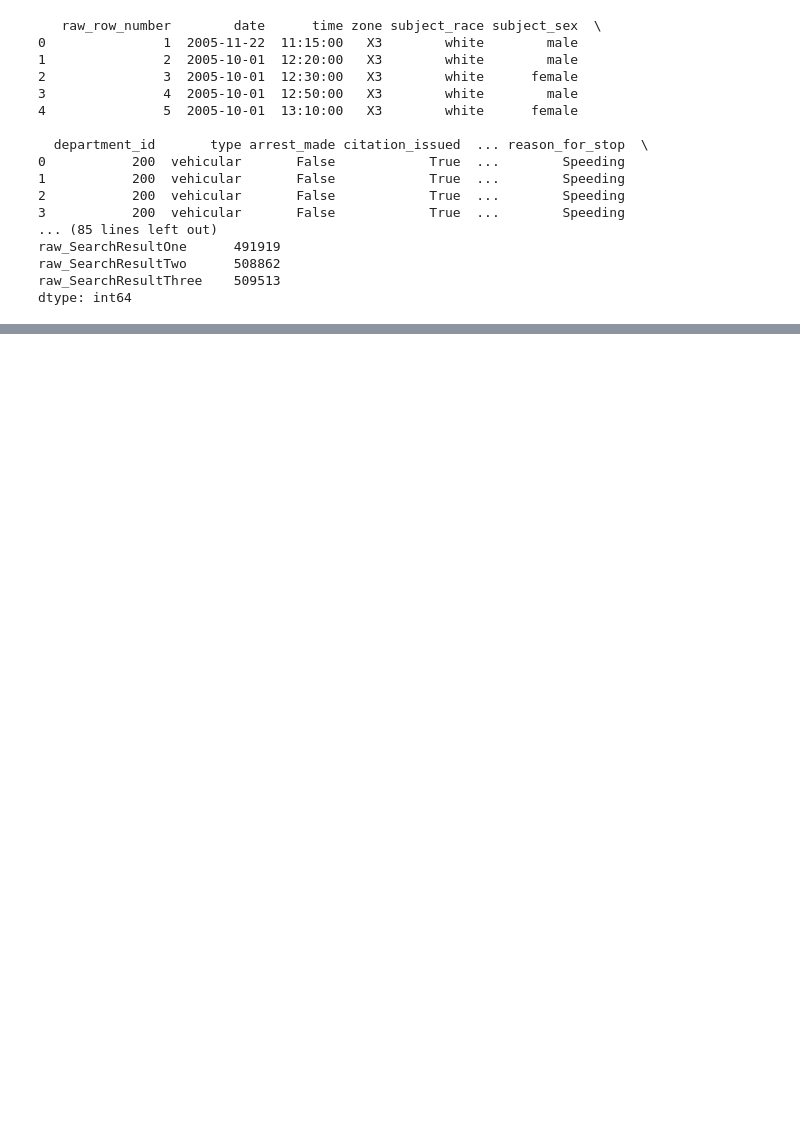
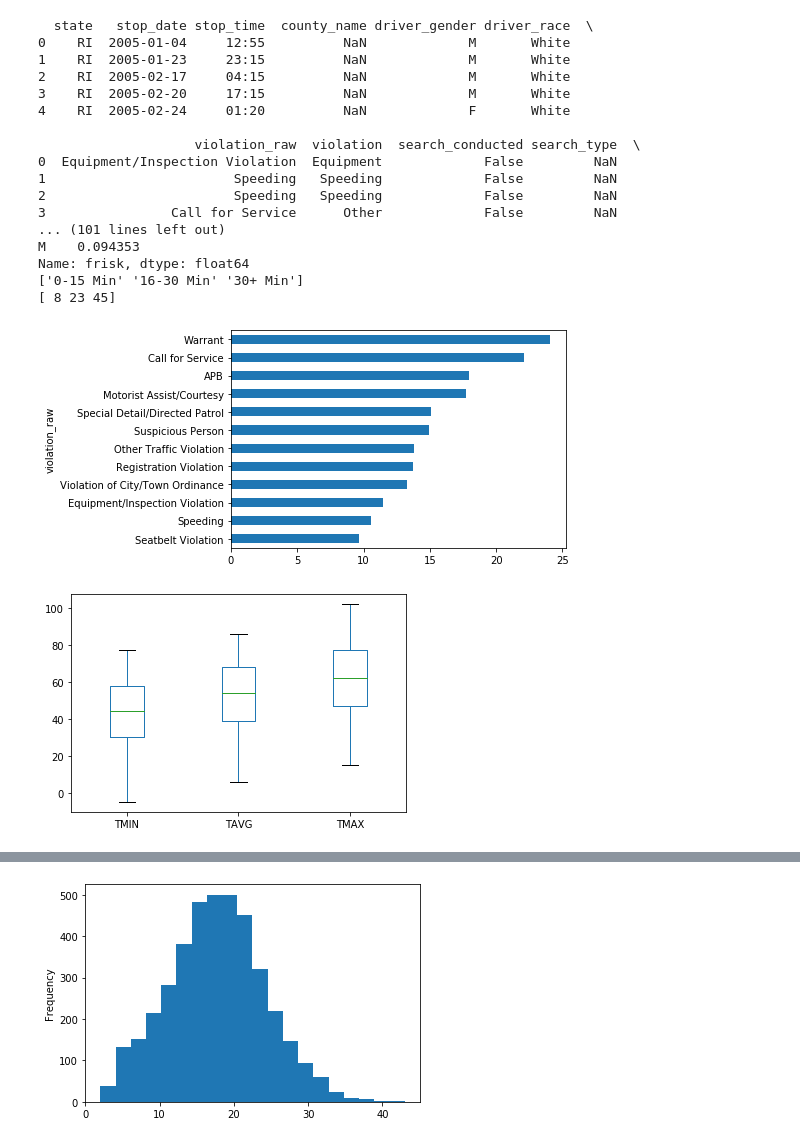
Before and after one commit to freego57/Analyzing-Police-Activity-with-pandas, a Jupyter notebook: PoliceActivity.ipynb, the cells around one changed output, grey strips where cells are left out. Saved outputs shown, nothing was run; the diff lists cells and outputs as text; code cells hidden in the pictures; blank space fills up the shorter version.

```diff
--- a/PoliceActivity.ipynb
+++ b/PoliceActivity.ipynb
@@ -1,6 +1,6 @@
 # %%
-import pandas as pd
-ri=pd.read_csv('ri_statewide_2019_12_17.csv')
+# import pandas as pd
+ri=pd.read_csv('police.csv')
 ri.columns
 print(ri.head())
 print(ri.isnull().sum())
@@ -10,14 +10,10 @@ print(ri.isnull().sum())
 ri.dropna(subset=['driver_gender'],inplace=True)
 ri.dtypes
 
-combined=ri.date.str.cat(ri.time,sep=' ')  #combined two columns together
+combined=ri.stop_date.str.cat(ri.stop_time,sep=' ')  #combined two columns together
 ri['stop_datetime']=pd.to_datetime(combined)   #convert to datetime
 ri.set_index('stop_datetime',inplace=True)  #set this new column as the index
 
-
-#count the unique values of violation
-print(ri.violation.count_values())
-print(ri.violation.count_values(normalize=True))
 
 #create a dateframe of female
 female=ri[ri.driver_gender=='F']
@@ -30,10 +26,10 @@ print(male.violation.value_counts(normalize=True))
 
 #dataframe for female speeding
 female_and_speed=ri[(ri.driver_gender=='F')&(ri.violation=='Speeding')]
-print(female_and_speeding.stop_outcome.value_counts(normalize=True))
+print(female_and_speed.stop_outcome.value_counts(normalize=True))
 
 #search rate  by value_counts/mean since search_conducted is a boolean
-print(ri.search_conducted.value_counts(normalize=Ture))
+print(ri.search_conducted.value_counts(normalize=True))
 print(ri.search_conducted.mean())
 
 #compare the two genders'search rate
@@ -54,16 +50,6 @@ print(searched.frisk.mean())  #percentage of frisk
 print(searched.groupby(['driver_gender']).frisk.mean())  #see the percentage of frisk by gender
 
 
-
-hourly_arrest_rate=ri.groupby(ri.index.hour).is_arrested.mean()
-
-import matploylib.pyplot as plt
-hourly_arrest_rate.plot()
-plt.xlabel('Hour')
-plt.ylabel('Arrest Rate')
-plt.title('Arrest Rate by Time of Day')
-plt.show
-
 #change duration from time slot to a specific time
 print(ri.stop_duration.unique())
 mapping={'0-15 Min':8, '16-30 Min':23,'30+ Min':45}
@@ -71,7 +57,7 @@ ri['stop_minutes']=ri.stop_duration.map(mapping)
 print(ri.stop_minutes.unique())
 
 stop_length=ri.groupby('violation_raw').stop_minutes.mean()
-stop_length.sort_valuues().plot(kind='barh')
+stop_length.sort_values().plot(kind='barh')
 plt.show()
 
 #Does weather influence police's searching behavior?
@@ -98,59 +84,53 @@ print(weather.bad_conditions.value_counts().sort_index())
 # Create a dictionary that maps integers to strings
 mapping = {0:'good', 1:'bad', 2:'bad', 3:'bad',4:'bad',5:'worse',
     6:'worse',7:'worse',8:'worse',9:'worse'}
 # Convert the 'bad_conditions' integers to strings using the 'mapping'
 weather['rating'] = weather.bad_conditions.map(mapping)
 
 # Count the unique values in 'rating'
 print(weather.rating.value_counts())
 
 # Create a list of weather ratings in logical order
 cats=['good','bad','worse']
 
 # Change the data type of 'rating' to category
-weather['rating'] = weather.rating.astype('category', ordered=True, categories=cats)
+weather['rating'] = weather.rating.astype('category', order=True, category=cats)
 
 # Reset the index of 'ri'
 ri.reset_index(inplace=True)
 
 # Examine the head of 'ri'
 print(ri.head())
 
 # Create a DataFrame from the 'DATE' and 'rating' columns
 weather_rating= weather[['DATE','rating']]
-
+print(weather_rating.head())
 # Merge 'ri' and 'weather_rating' using a left join
 ri_weather = pd.merge(left=ri, right=weather_rating, left_on='stop_date', right_on='DATE', how='left')
+print(ri_weather.columns)
 # Set 'stop_datetime' as the index of 'ri_weather'
 ri_weather.set_index('stop_datetime', inplace=True)
 
-
 # the arrest rate for each 'violation' and 'rating'
-arrest_rate = ri_weather.groupby(['violation', 'rating']).is_arrested.mean()
-
-# Print the arrest rate for moving violations in bad weather
-print(arrest_rate['Moving violation']['bad'])
-
-# Print the arrest rates for speeding violations in all three weather conditions
-print(arrest_rate['Speeding'])
-
-# Unstack the 'arrest_rate' Series into a DataFrame
-print(arrest_rate.unstack())
+arrest_rate=ri_weather.groupby(['violation','rating']).is_arrested
+print(arrest_rate)
 # %% [output]
-   raw_row_number        date      time zone subject_race subject_sex  \
-0               1  2005-11-22  11:15:00   X3        white        male
-1               2  2005-10-01  12:20:00   X3        white        male
-2               3  2005-10-01  12:30:00   X3        white      female
-3               4  2005-10-01  12:50:00   X3        white        male
-4               5  2005-10-01  13:10:00   X3        white      female
+  state   stop_date stop_time  county_name driver_gender driver_race  \
+0    RI  2005-01-04     12:55          NaN             M       White
+1    RI  2005-01-23     23:15          NaN             M       White
+2    RI  2005-02-17     04:15          NaN             M       White
+3    RI  2005-02-20     17:15          NaN             M       White
+4    RI  2005-02-24     01:20          NaN             F       White
 
-  department_id       type arrest_made citation_issued  ... reason_for_stop  \
-0           200  vehicular       False            True  ...        Speeding
-1           200  vehicular       False            True  ...        Speeding
-2           200  vehicular       False            True  ...        Speeding
-3           200  vehicular       False            True  ...        Speeding
-... (85 lines left out)
-raw_SearchResultOne      491919
-raw_SearchResultTwo      508862
-raw_SearchResultThree    509513
-dtype: int64
+                    violation_raw  violation  search_conducted search_type  \
+0  Equipment/Inspection Violation  Equipment             False         NaN
+1                        Speeding   Speeding             False         NaN
+2                        Speeding   Speeding             False         NaN
+3                Call for Service      Other             False         NaN
+... (101 lines left out)
+M    0.094353
+Name: frisk, dtype: float64
+['0-15 Min' '16-30 Min' '30+ Min']
+[ 8 23 45]
+[figure, added]
+[figure, added]
@@ -157,0 +146 @@ AttributeError: 'DataFrame' object has no attribute 'violation'
+[figure, added]
```
Also changed, not shown: parts of 1 cell of this notebook.
